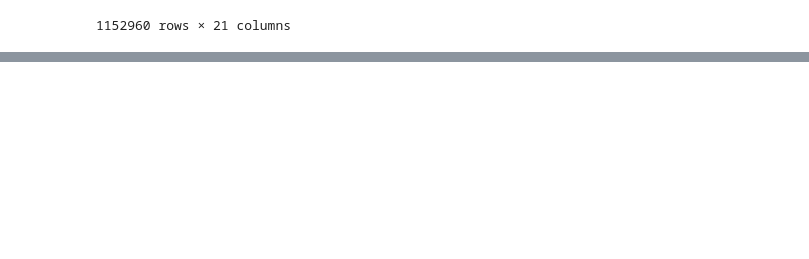
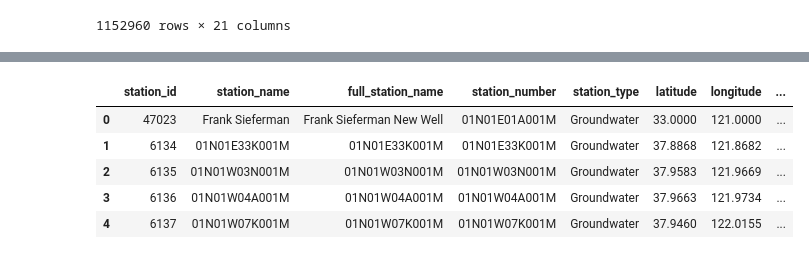
Before and after one commit to FreshOats/Water_Quality, a Jupyter notebook: Exploratory.ipynb, the cells around one changed output, grey strips where cells are left out. Cells and saved outputs as stored; diff of their text form; code cells hidden in the pictures; blank space fills up the shorter version.

```diff
--- a/Exploratory.ipynb
+++ b/Exploratory.ipynb
@@ -106,3 +106,5 @@ no_notes
 | 1152958 | 47584 | YCWA PMW-29 | 16N04E02A001M | YCWA PMW-29 Screen 145-155 ft bgs | Groundwater | 39.279191 | 121.487604 | ... |
 | 1152959 | 47584 | YCWA PMW-29 | 16N04E02A001M | YCWA PMW-29 Screen 145-155 ft bgs | Groundwater | 39.279191 | 121.487604 | ... |
 1152960 rows × 21 columns
+# %%
+stations = pd.read_csv("data/stations.csv")
@@ -108,0 +126,9 @@ no_notes
+# %%
+stations.head()
+# %% [output]
+|  | station_id | station_name | full_station_name | station_number | station_type | latitude | longitude | ... |
+| 0 | 47023 | Frank Sieferman | Frank Sieferman New Well | 01N01E01A001M | Groundwater | 33.0000 | 121.0000 | ... |
+| 1 | 6134 | 01N01E33K001M | 01N01E33K001M | 01N01E33K001M | Groundwater | 37.8868 | 121.8682 | ... |
+| 2 | 6135 | 01N01W03N001M | 01N01W03N001M | 01N01W03N001M | Groundwater | 37.9583 | 121.9669 | ... |
+| 3 | 6136 | 01N01W04A001M | 01N01W04A001M | 01N01W04A001M | Groundwater | 37.9663 | 121.9734 | ... |
+| 4 | 6137 | 01N01W07K001M | 01N01W07K001M | 01N01W07K001M | Groundwater | 37.9460 | 122.0155 | ... |
```
Also changed, not shown: parts of 1 cell of this notebook, 4 other files.
